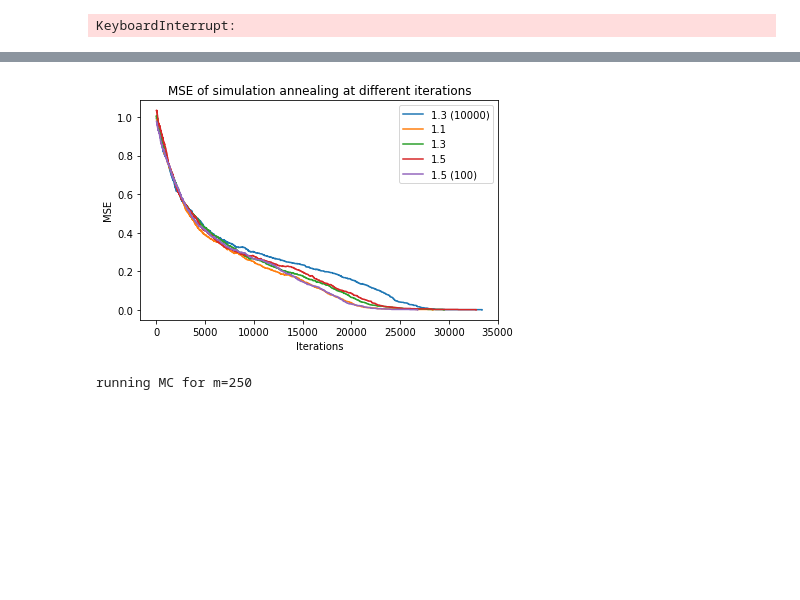
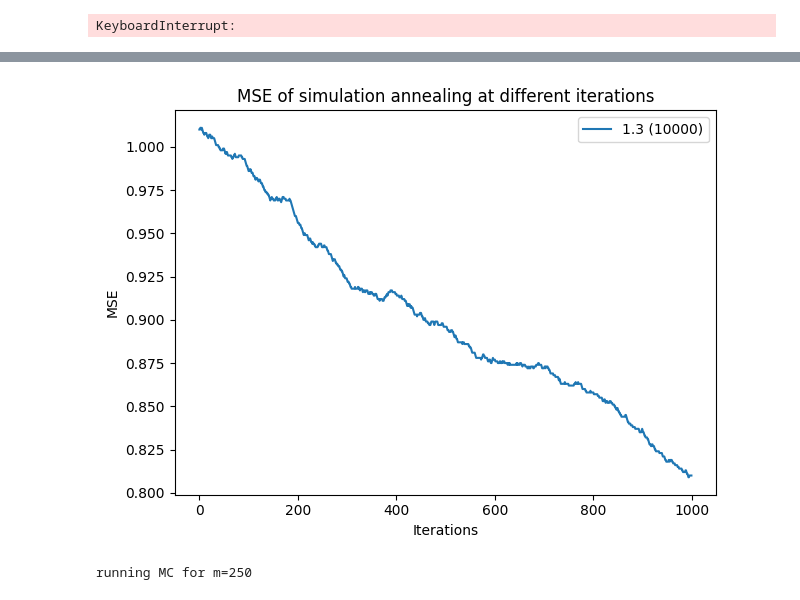
Before and after one commit to michelelupini/MC-project, a Jupyter notebook: main.ipynb, the cells around one changed output, grey strips where cells are left out. Cells and saved outputs as stored; diff of their text form; code cells hidden in the pictures; blank space fills up the shorter version.

```diff
--- a/main.ipynb
+++ b/main.ipynb
@@ -152,21 +86,21 @@ plt.show()
 # %%
 # different strategies of simulation annealing (linear, geometric..)
 # test simulation annealing
-plt.plot(get_simulation_annealing_losses(iterations, 10000, m, d, math.floor(iterations/20), lambda x : x * 1.1), label='1.3 (10000)')
-plt.plot(get_simulation_annealing_losses(iterations, 1000, m, d, math.floor(iterations/20), lambda x : x * 1.1), label='1.1')
-plt.plot(get_simulation_annealing_losses(iterations, 1000, m, d, math.floor(iterations/20), lambda x : x * 1.3), label='1.3')
-plt.plot(get_simulation_annealing_losses(iterations, 1000, m, d, math.floor(iterations/20), lambda x : x * 1.5), label='1.5')
-plt.plot(get_simulation_annealing_losses(iterations, 100, m, d, math.floor(iterations/20), lambda x : x * 1.5), label='1.5 (100)')
+plt.plot(get_simulation_annealing_losses(1000, 10000, m, d, math.floor(iterations/20), lambda x : x * 1.1), label='1.3 (10000)')
+# plt.plot(get_simulation_annealing_losses(iterations, 1000, m, d, math.floor(iterations/20), lambda x : x * 1.1), label='1.1')
+# plt.plot(get_simulation_annealing_losses(iterations, 1000, m, d, math.floor(iterations/20), lambda x : x * 1.3), label='1.3')
+# plt.plot(get_simulation_annealing_losses(iterations, 1000, m, d, math.floor(iterations/20), lambda x : x * 1.5), label='1.5')
+# plt.plot(get_simulation_annealing_losses(iterations, 100, m, d, math.floor(iterations/20), lambda x : x * 1.5), label='1.5 (100)')
 
 plt.ylabel('MSE')
 plt.xlabel('Iterations')
 plt.title('MSE of simulation annealing at different iterations')
 plt.tight_layout()
 plt.legend()
 
 plt.savefig('MSE_simulation_annealing.jpg')
 # %% [output]
-[figure, old version]
+[figure, new version]
 # %%
 # TODO rerurn with full iterations
 # don't rerun as it will take a while
```
Also changed, not shown: parts of 10 cells of this notebook, 5 other files.
